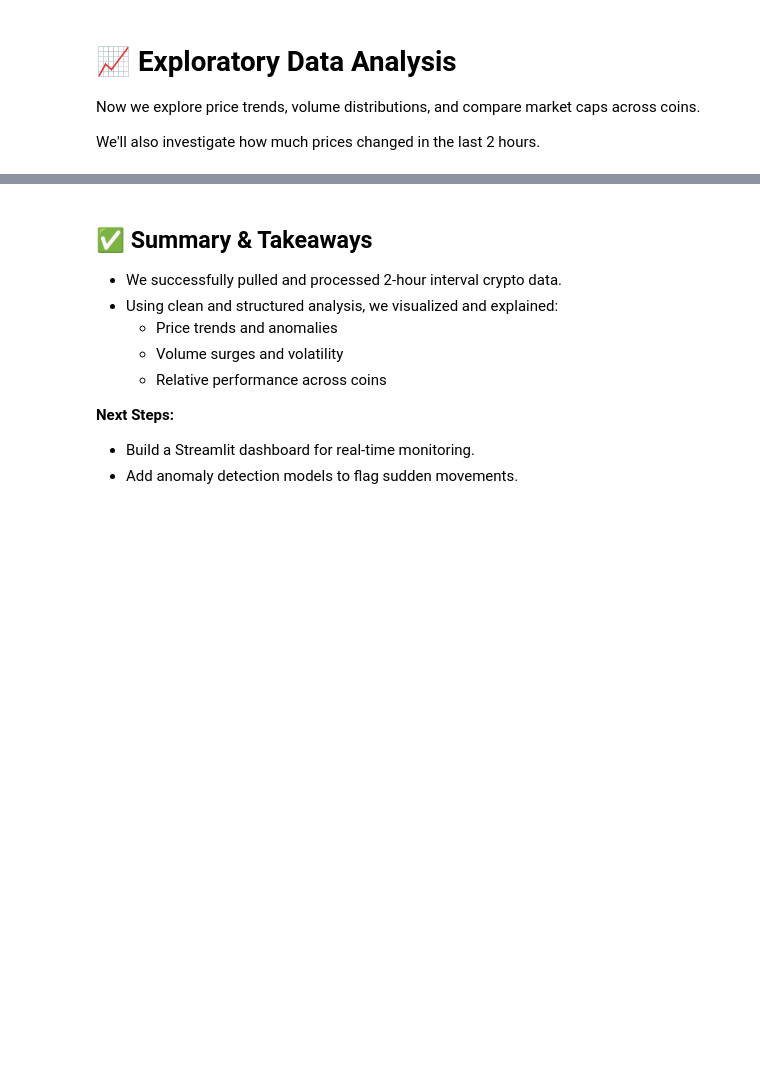
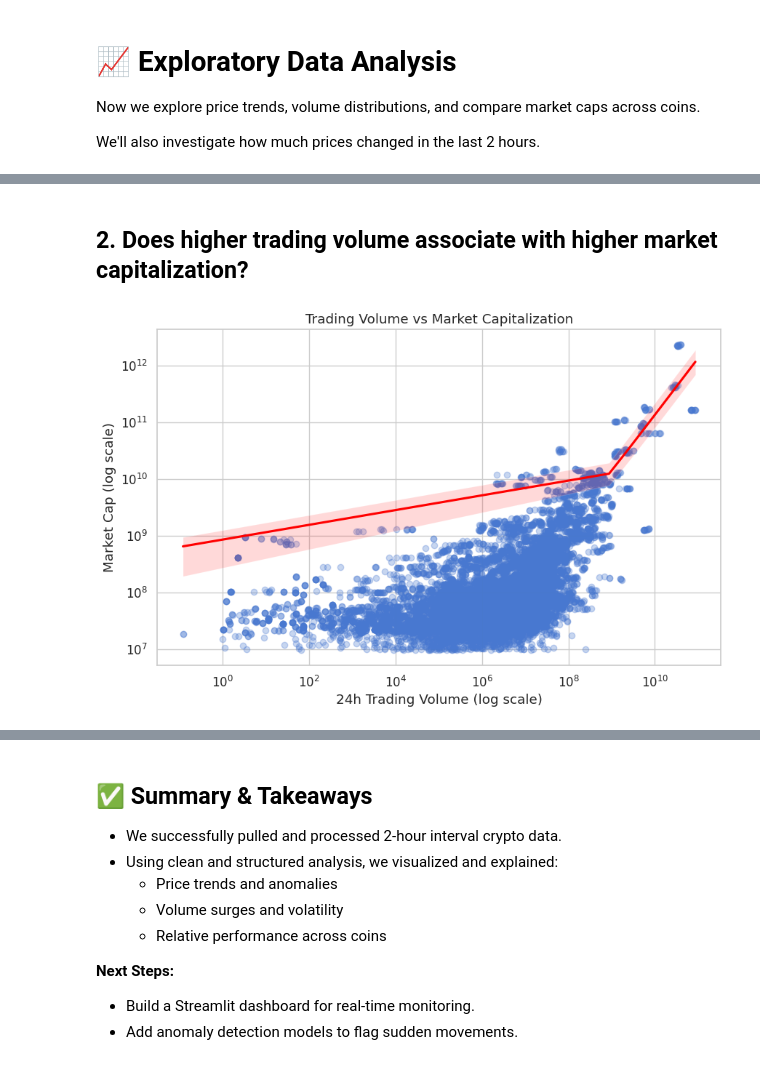
Before and after one commit to Humpnduati/Cryptocurrency_Market_Analysis, a Jupyter notebook: crypto_price_storytelling.ipynb, the cells around one changed output, grey strips where cells are left out. Saved outputs shown, nothing was run; the diff lists cells and outputs as text; code cells hidden in the pictures; blank space fills up the shorter version.

```diff
--- a/crypto_price_storytelling.ipynb
+++ b/crypto_price_storytelling.ipynb
@@ -37,0 +222,18 @@ We'll also investigate how much prices changed in the last 2 hours.
+# %% [markdown]
+## 2. Does higher trading volume associate with higher market capitalization?
+# %%
+def plot_volume_vs_market_cap(df):
+    """Scatter plot with regression line between 24h volume and market cap (log-log scale)."""
+    plt.figure(figsize=(10, 6))
+    sns.regplot(x='volume_24h', y='market_cap', data=df, scatter_kws={'alpha': 0.3}, line_kws={'color': 'red'})
+    plt.xscale('log')
+    plt.yscale('log')
+    plt.title('Trading Volume vs Market Capitalization')
+    plt.xlabel('24h Trading Volume (log scale)')
+    plt.ylabel('Market Cap (log scale)')
+    plt.savefig(f"{PLOT_DIR}/volume_vs_market_cap.png", bbox_inches='tight', dpi=1080)
+    plt.show()
+
+plot_volume_vs_market_cap(df)
+# %% [output]
+[figure, added]
```
Also changed, not shown: parts of 47 cells of this notebook, 14 other files.
